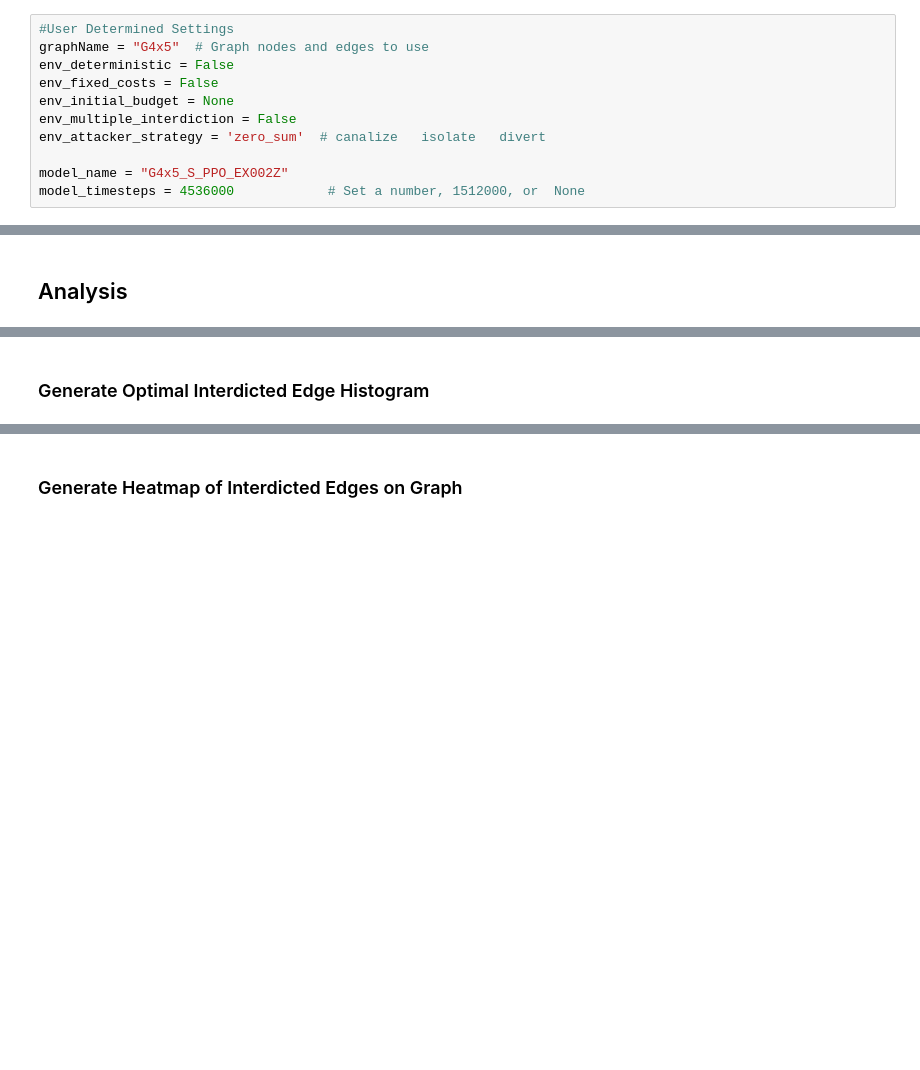
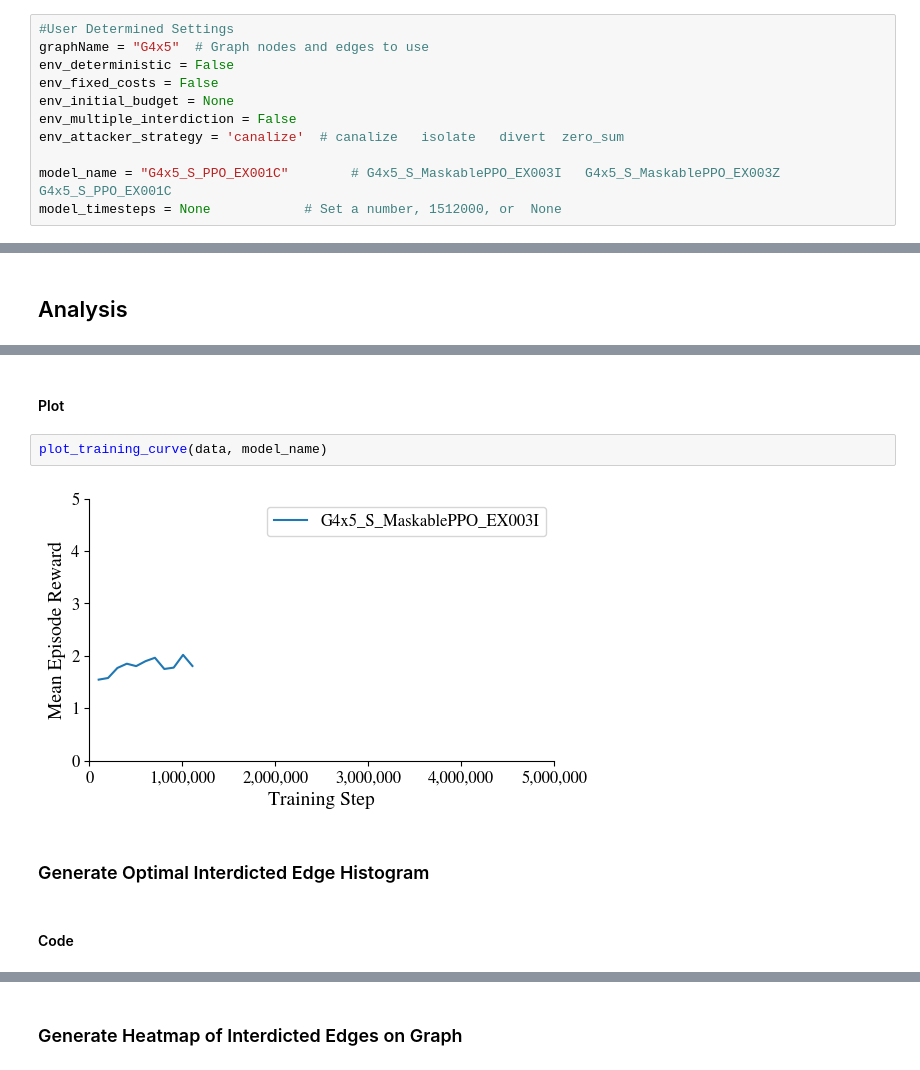
Before and after one commit to m-r-webb/RL-Threat-Adaptive-Network-Interdiction, a Jupyter notebook: Code/Agent_Evaluation.ipynb, the cells around one changed output, grey strips where cells are left out. Saved outputs shown, nothing was run; the diff lists cells and outputs as text; blank space fills up the shorter version.

Commit message:
Update Agent_Evaluation.ipynb
Improved Visualizations

```diff
--- a/Code/Agent_Evaluation.ipynb
+++ b/Code/Agent_Evaluation.ipynb
@@ -53,8 +41,8 @@ env_deterministic = False
 env_fixed_costs = False
 env_initial_budget = None
 env_multiple_interdiction = False
-env_attacker_strategy = 'zero_sum'  # canalize   isolate   divert
+env_attacker_strategy = 'canalize'  # canalize   isolate   divert  zero_sum
 
-model_name = "G4x5_S_PPO_EX002Z"
-model_timesteps = 4536000            # Set a number, 1512000, or  None
+model_name = "G4x5_S_PPO_EX001C"        # G4x5_S_MaskablePPO_EX003I   G4x5_S_MaskablePPO_EX003Z   G4x5_S_PPO_EX001C
+model_timesteps = None            # Set a number, 1512000, or  None
 # %% [markdown]
@@ -182,5 +194,13 @@ plt.show()
+# %% [markdown]
+#### Plot
+# %%
+plot_training_curve(data, model_name)
+# %% [output]
+[figure, added]
 # %% [markdown]
 ### Generate Optimal Interdicted Edge Histogram
+# %% [markdown]
+#### Code
 # %%
 import matplotlib.pyplot as plt
 from collections import Counter
```
Also changed, not shown: parts of 26 cells of this notebook.
